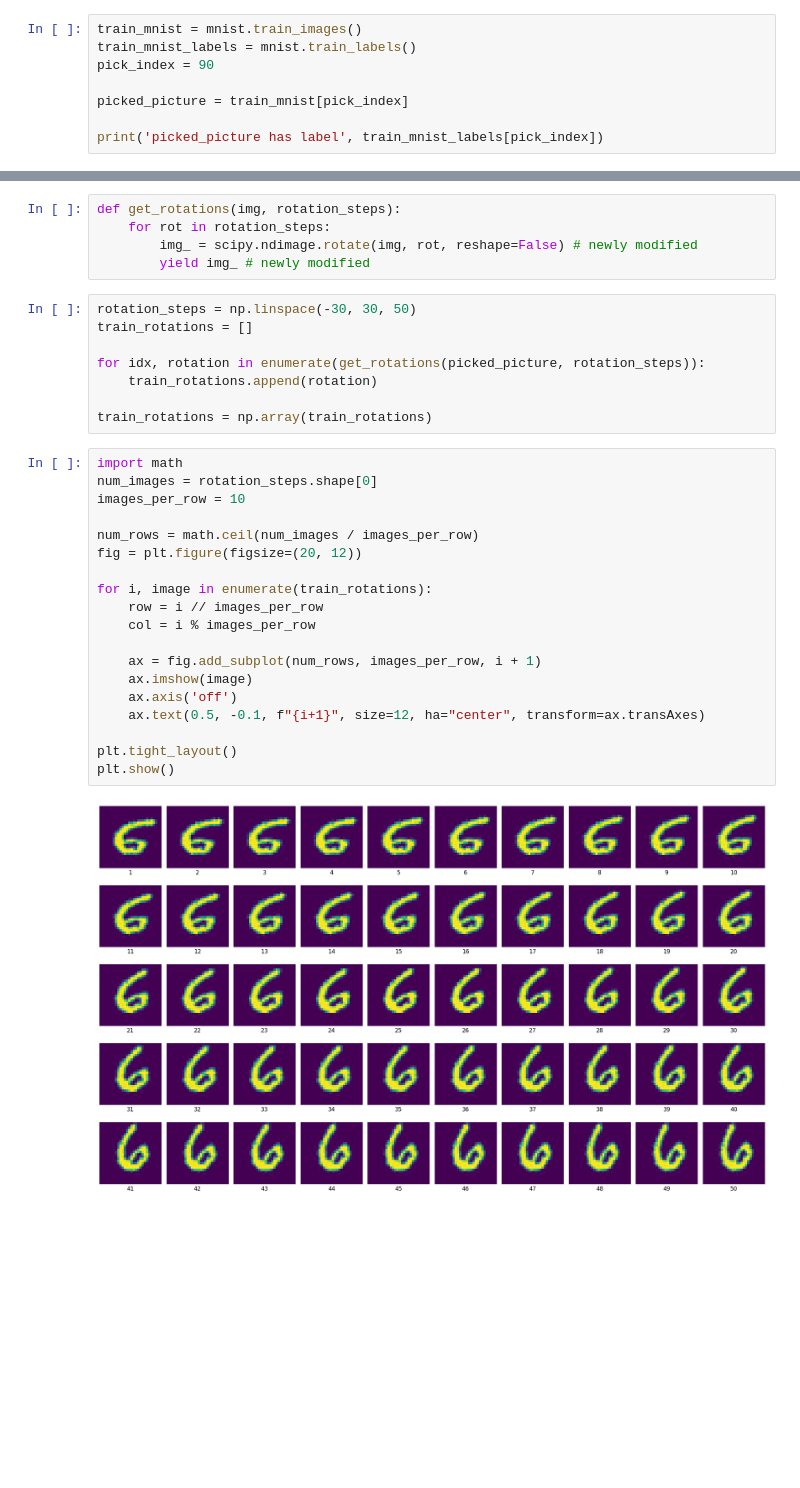
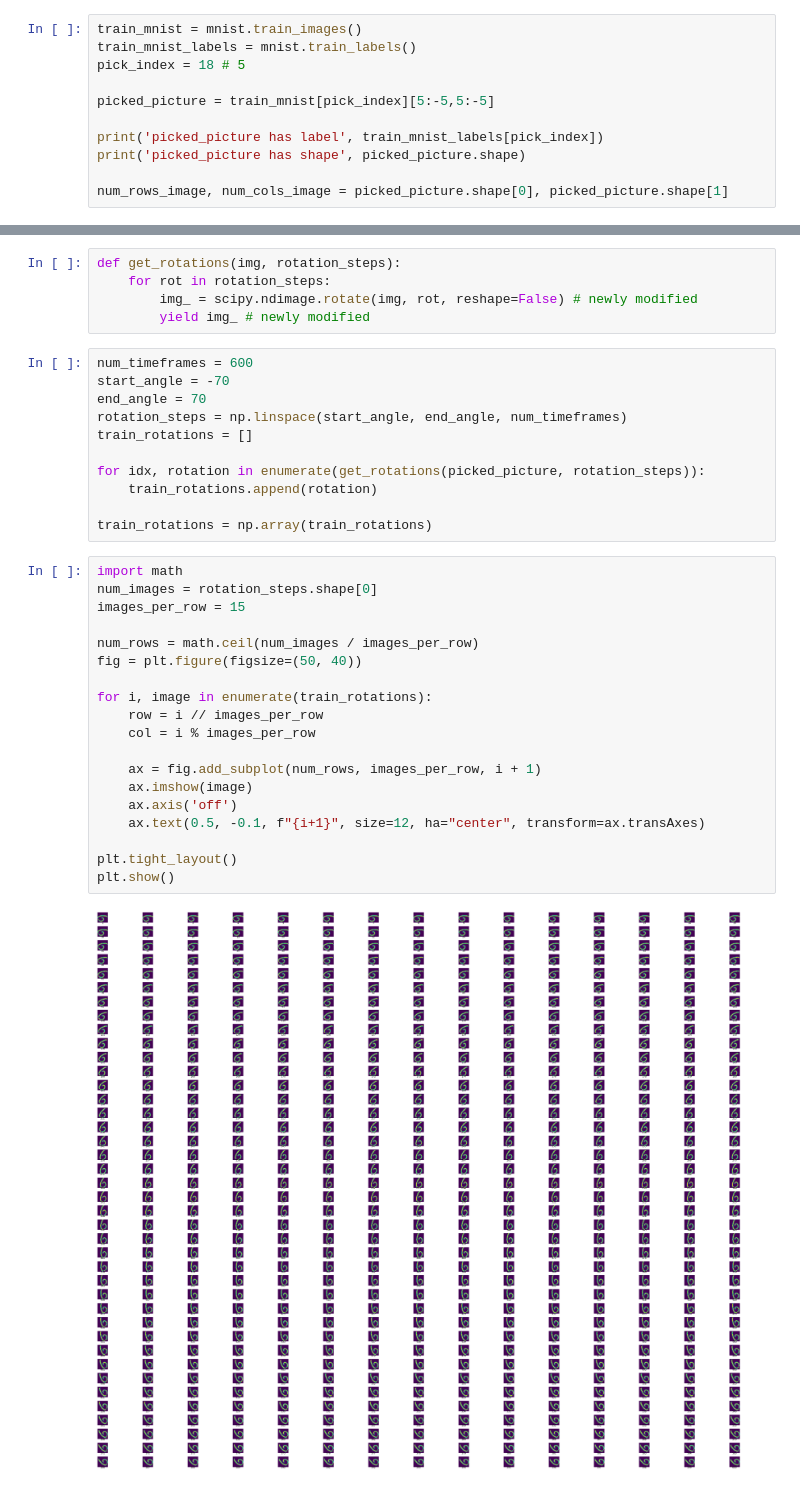
Before and after one commit to XiaoyuJiang17/ScalableLVMOGP, a Jupyter notebook: others/generate_healing_mnist_figure.ipynb, the cells around one changed output, grey strips where cells are left out. Saved outputs shown, nothing was run; the diff lists cells and outputs as text; blank space fills up the shorter version.

```diff
--- a/others/generate_healing_mnist_figure.ipynb
+++ b/others/generate_healing_mnist_figure.ipynb
@@ -7,10 +7,13 @@ import scipy.ndimage
 # %%
 train_mnist = mnist.train_images()
 train_mnist_labels = mnist.train_labels()
-pick_index = 90
+pick_index = 18 # 5
 
-picked_picture = train_mnist[pick_index]
+picked_picture = train_mnist[pick_index][5:-5,5:-5]
 
 print('picked_picture has label', train_mnist_labels[pick_index])
+print('picked_picture has shape', picked_picture.shape)
+
+num_rows_image, num_cols_image = picked_picture.shape[0], picked_picture.shape[1]
 # %% [output]
 picked_picture has label 6
@@ -30,7 +34,10 @@ def get_rotations(img, rotation_steps):
         img_ = scipy.ndimage.rotate(img, rot, reshape=False) # newly modified
         yield img_ # newly modified
 # %%
-rotation_steps = np.linspace(-30, 30, 50)
+num_timeframes = 600
+start_angle = -70
+end_angle = 70
+rotation_steps = np.linspace(start_angle, end_angle, num_timeframes)
 train_rotations = []
 
 for idx, rotation in enumerate(get_rotations(picked_picture, rotation_steps)):
@@ -40,22 +47,22 @@ train_rotations = np.array(train_rotations)
 # %%
 import math
 num_images = rotation_steps.shape[0]
-images_per_row = 10
+images_per_row = 15
 
 num_rows = math.ceil(num_images / images_per_row)
-fig = plt.figure(figsize=(20, 12))
+fig = plt.figure(figsize=(50, 40))
 
 for i, image in enumerate(train_rotations):
     row = i // images_per_row
     col = i % images_per_row
 
     ax = fig.add_subplot(num_rows, images_per_row, i + 1)
     ax.imshow(image)
     ax.axis('off')
     ax.text(0.5, -0.1, f"{i+1}", size=12, ha="center", transform=ax.transAxes)
 
 plt.tight_layout()
 plt.show()
 # %% [output]
-[figure, old version]
+[figure, new version]
 # %%
```
Also changed, not shown: parts of 10 cells of this notebook, 3 other files.
